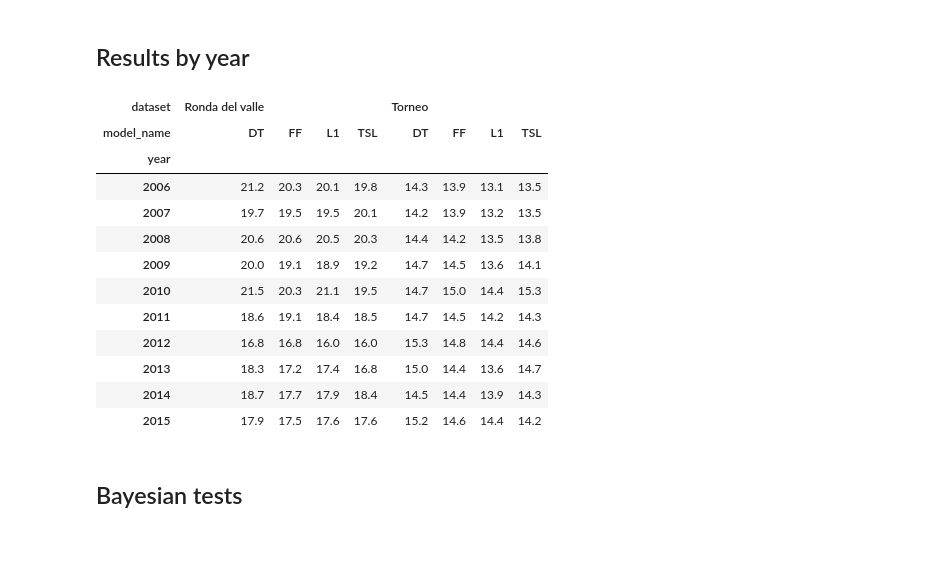
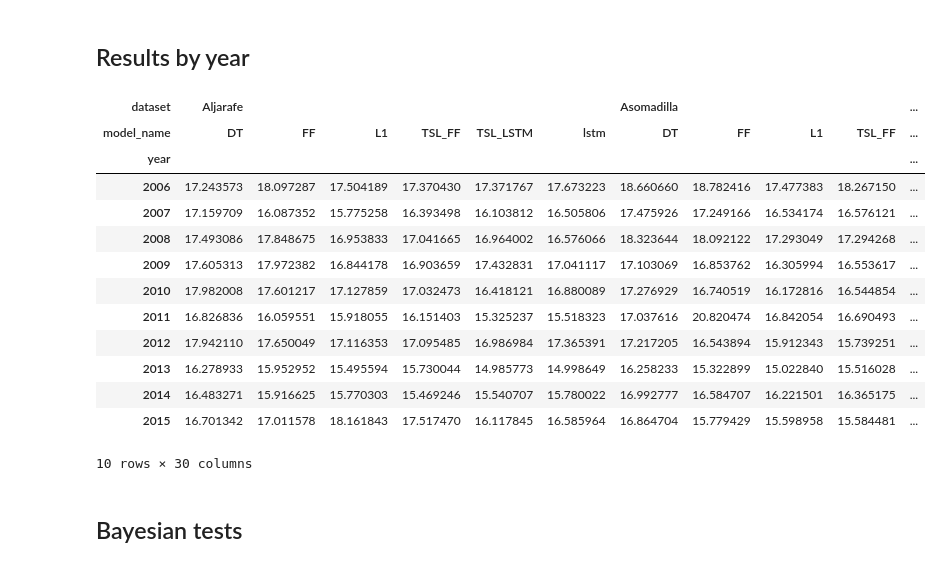
Before and after one commit to manjimnav/TSLayer-Ozone, a Jupyter notebook: analysis.ipynb, the cells around one changed output. Drawn from its saved outputs; the diff is of its cells as text; code cells hidden in the pictures.

```diff
--- a/analysis.ipynb
+++ b/analysis.ipynb
@@ -7,29 +7,36 @@ from math import isnan
 
 sns.set()
 # %%
-output_file = 'results/Ozone/results_final'
+output_file = 'results/OzoneCrossVal/results_nn_optimizing_bs_and_lr'
+
+output_file_2 = 'results/OzoneCrossVal/results_final'
 
 total_metrics = pd.read_csv(f'{output_file}.csv')
+total_metrics_2 = pd.read_csv(f'{output_file_2}.csv')
 
-#total_metrics = pd.concat((total_metrics, pd.read_csv(f'{output_file_2}.csv')))
+total_metrics_2 = total_metrics_2[(total_metrics_2.model_name!='dense')]
+
+total_metrics = pd.concat((total_metrics, total_metrics_2))
 total_metrics["n_features"] = total_metrics.selected_features.apply(eval).apply(len)
 #total_metrics["selection_params_residual"] = total_metrics.selection_params_residual.fillna(False)
 # %%
 total_metrics['model_name'] = total_metrics['model_name'].replace({'decisiontree': 'DT'})
 total_metrics['selection_name'] = total_metrics['selection_name'].replace({'NoSelection': 'NS', 'TimeSelectionLayer': 'TSL'})
 
-total_metrics.loc[total_metrics.selection_name=='TSL', 'model_name'] = 'TSL'
+total_metrics.loc[(total_metrics.selection_name=='TSL') & (total_metrics.model_name=='lstm'), 'model_name'] = 'TSL_LSTM'
+total_metrics.loc[(total_metrics.selection_name=='TSL') & (total_metrics.model_name=='dense'), 'model_name'] = 'TSL_FF'
 total_metrics.loc[total_metrics.selection_name=='TimeSelectionLayerConstant', 'model_name'] = 'TSL*'
 #total_metrics.loc[(total_metrics.selection_name=='TSL') & (total_metrics.selection_params_residual), 'model_name'] = 'TSLRes'
 total_metrics['model_name'] = total_metrics['model_name'].replace({'dense': 'FF', 'lasso': 'L1'})
 total_metrics['dataset'] = total_metrics['dataset'].apply(lambda x: x.capitalize()).replace({'Rondadelvalle': 'Ronda del valle'})
+total_metrics.drop("dataset_name", inplace=True, axis=1)
 # %%
 model_params = [col for col in total_metrics.columns if 'model_params' in col or 'selection_params' in col]
-grouped = total_metrics.groupby(['dataset', 'selection_name', 'model_name', *model_params], dropna=False).mean()
+grouped = total_metrics.groupby(['dataset', 'selection_name', 'model_name', *model_params], dropna=False)[["root_mean_squared_error_valid"]].mean()
 best_index = grouped.loc[grouped.groupby(['dataset', 'selection_name', 'model_name', 'selection_params_residual'], dropna=False).root_mean_squared_error_valid.idxmin()].index
 
 total_metrics_indexed = total_metrics.set_index(['dataset', 'selection_name', 'model_name',*model_params])
 
 best_by_year = total_metrics_indexed.loc[best_index, ['root_mean_squared_error', 'mean_absolute_error', 'dataset_params_test_year', 'features', 'selected_features']].reset_index()
 
-best_by_year[best_by_year.dataset_params_test_year>2005].groupby(['dataset', 'model_name'], dropna=False).mean().reset_index().pivot(index = 'dataset', columns='model_name', values='root_mean_squared_error')#.to_latex()
+best_by_year[best_by_year.dataset_params_test_year>2005].groupby(['dataset', 'model_name'], dropna=False)[["root_mean_squared_error"]].mean().reset_index().pivot(index = 'dataset', columns='model_name', values='root_mean_squared_error')#.to_latex()
@@ -110,24 +125,25 @@ for dataset in best_by_year_selected.dataset.unique():
 # %%
 
 best_metrics = total_metrics_indexed.loc[best_index].reset_index()
-best_metrics = best_metrics.groupby(['dataset', 'model_name', 'dataset_params_test_year'], dropna=False).mean().reset_index()
+best_metrics = best_metrics.groupby(['dataset', 'model_name', 'dataset_params_test_year'], dropna=False)[['root_mean_squared_error']].mean().reset_index()
 best_metrics = best_metrics.rename({'dataset_params_test_year': 'year'}, axis=1)
 best_metrics = best_metrics[(best_metrics.year>2005)]
 best_metrics.pivot(index = ['year'], columns=[ 'dataset','model_name'], values='root_mean_squared_error')#.round(1).to_latex()
 # %% [output]
-| dataset | Ronda del valle |  |  |  | Torneo |  |  |  |
-| model_name | DT | FF | L1 | TSL | DT | FF | L1 | TSL |
-| year |  |  |  |  |  |  |  |  |
-| 2006 | 21.2 | 20.3 | 20.1 | 19.8 | 14.3 | 13.9 | 13.1 | 13.5 |
-| 2007 | 19.7 | 19.5 | 19.5 | 20.1 | 14.2 | 13.9 | 13.2 | 13.5 |
-| 2008 | 20.6 | 20.6 | 20.5 | 20.3 | 14.4 | 14.2 | 13.5 | 13.8 |
-| 2009 | 20.0 | 19.1 | 18.9 | 19.2 | 14.7 | 14.5 | 13.6 | 14.1 |
-| 2010 | 21.5 | 20.3 | 21.1 | 19.5 | 14.7 | 15.0 | 14.4 | 15.3 |
-| 2011 | 18.6 | 19.1 | 18.4 | 18.5 | 14.7 | 14.5 | 14.2 | 14.3 |
-| 2012 | 16.8 | 16.8 | 16.0 | 16.0 | 15.3 | 14.8 | 14.4 | 14.6 |
-| 2013 | 18.3 | 17.2 | 17.4 | 16.8 | 15.0 | 14.4 | 13.6 | 14.7 |
-| 2014 | 18.7 | 17.7 | 17.9 | 18.4 | 14.5 | 14.4 | 13.9 | 14.3 |
-| 2015 | 17.9 | 17.5 | 17.6 | 17.6 | 15.2 | 14.6 | 14.4 | 14.2 |
+| dataset | Aljarafe |  |  |  |  |  | Asomadilla |  |  |  | ... |
+| model_name | DT | FF | L1 | TSL_FF | TSL_LSTM | lstm | DT | FF | L1 | TSL_FF | ... |
+| year |  |  |  |  |  |  |  |  |  |  | ... |
+| 2006 | 17.243573 | 18.097287 | 17.504189 | 17.370430 | 17.371767 | 17.673223 | 18.660660 | 18.782416 | 17.477383 | 18.267150 | ... |
+| 2007 | 17.159709 | 16.087352 | 15.775258 | 16.393498 | 16.103812 | 16.505806 | 17.475926 | 17.249166 | 16.534174 | 16.576121 | ... |
+| 2008 | 17.493086 | 17.848675 | 16.953833 | 17.041665 | 16.964002 | 16.576066 | 18.323644 | 18.092122 | 17.293049 | 17.294268 | ... |
+| 2009 | 17.605313 | 17.972382 | 16.844178 | 16.903659 | 17.432831 | 17.041117 | 17.103069 | 16.853762 | 16.305994 | 16.553617 | ... |
+| 2010 | 17.982008 | 17.601217 | 17.127859 | 17.032473 | 16.418121 | 16.880089 | 17.276929 | 16.740519 | 16.172816 | 16.544854 | ... |
+| 2011 | 16.826836 | 16.059551 | 15.918055 | 16.151403 | 15.325237 | 15.518323 | 17.037616 | 20.820474 | 16.842054 | 16.690493 | ... |
+| 2012 | 17.942110 | 17.650049 | 17.116353 | 17.095485 | 16.986984 | 17.365391 | 17.217205 | 16.543894 | 15.912343 | 15.739251 | ... |
+| 2013 | 16.278933 | 15.952952 | 15.495594 | 15.730044 | 14.985773 | 14.998649 | 16.258233 | 15.322899 | 15.022840 | 15.516028 | ... |
+| 2014 | 16.483271 | 15.916625 | 15.770303 | 15.469246 | 15.540707 | 15.780022 | 16.992777 | 16.584707 | 16.221501 | 16.365175 | ... |
+| 2015 | 16.701342 | 17.011578 | 18.161843 | 17.517470 | 16.117845 | 16.585964 | 16.864704 | 15.779429 | 15.598958 | 15.584481 | ... |
+10 rows × 30 columns
 # %% [markdown]
 ## Bayesian tests
 # %%
```
Also changed, not shown: parts of 4 cells of this notebook, 4 other files.
